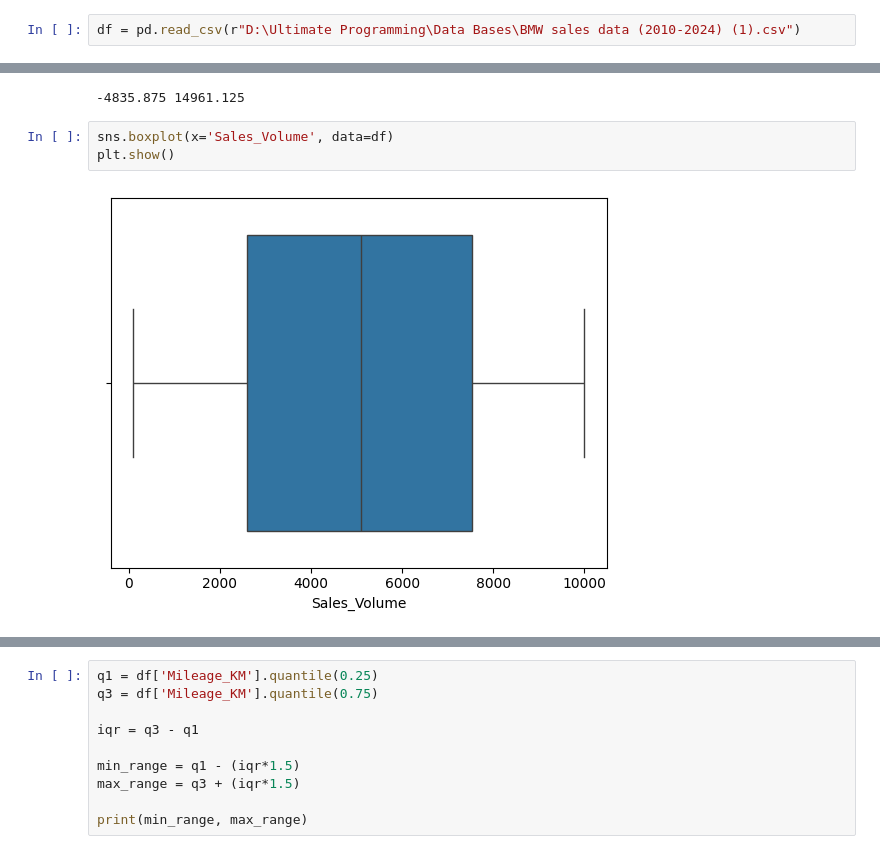
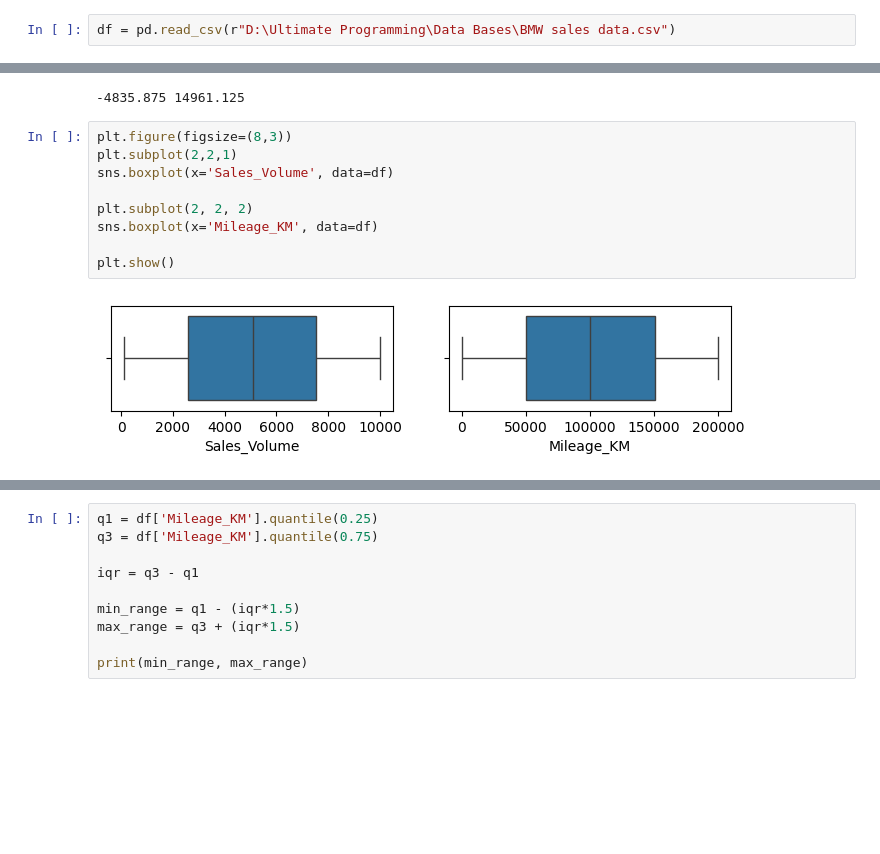
Before and after one commit to AftabQuant/Machine-Learning-Chronicles, a Jupyter notebook: Machine Learning Hub/Data Science Course/Machine Learning/Handle Outliers & Feature Scaling.ipynb, the cells around one changed output, grey strips where cells are left out. Saved outputs shown, nothing was run; the diff lists cells and outputs as text; blank space fills up the shorter version.

```diff
--- a/Machine Learning Hub/Data Science Course/Machine Learning/Handle Outliers & Feature Scaling.ipynb
+++ b/Machine Learning Hub/Data Science Course/Machine Learning/Handle Outliers & Feature Scaling.ipynb
@@ -7,7 +7,7 @@ import seaborn as sns
 import warnings
 warnings.filterwarnings('ignore')
 # %%
-df = pd.read_csv(r"D:\Ultimate Programming\Data Bases\BMW sales data (2010-2024) (1).csv")
+df = pd.read_csv(r"D:\Ultimate Programming\Data Bases\BMW sales data.csv")
 # %%
 df.head(2)
 # %% [output]
@@ -60,7 +60,13 @@ print(min_range, max_range)
 # %% [output]
 -4835.875 14961.125
 # %%
+plt.figure(figsize=(8,3))
+plt.subplot(2,2,1)
 sns.boxplot(x='Sales_Volume', data=df)
+
+plt.subplot(2, 2, 2)
+sns.boxplot(x='Mileage_KM', data=df)
+
 plt.show()
 # %% [output]
-[figure, old version]
+[figure, new version]
```
Also changed, not shown: parts of 1 cell of this notebook.
